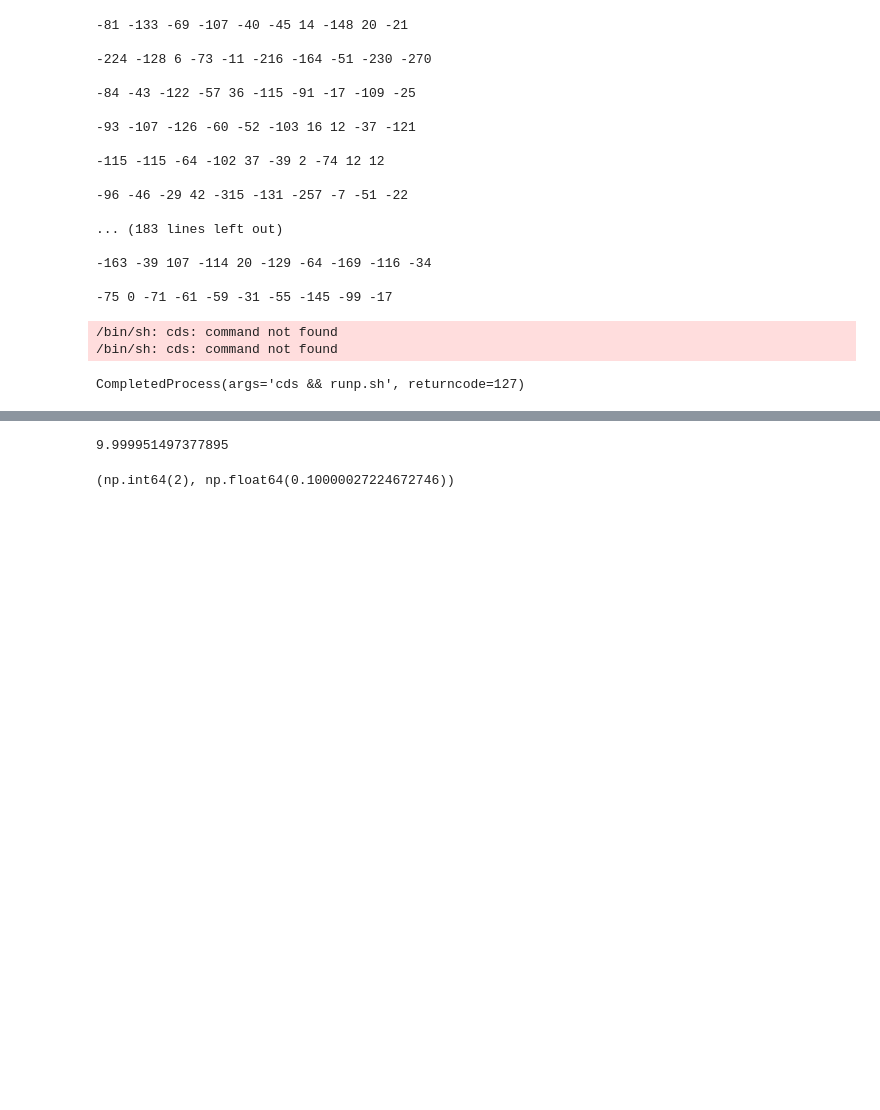
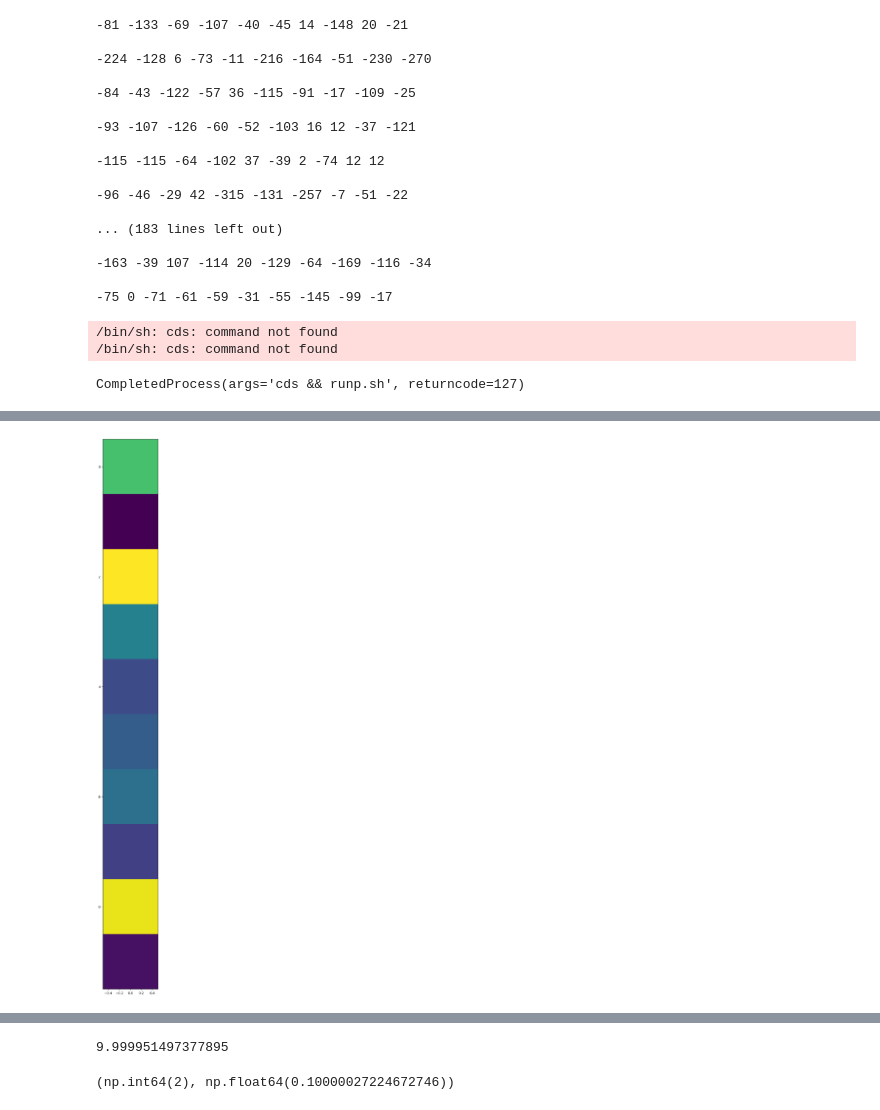
Before and after one commit to valmyr/ConvNetVerilog, a Jupyter notebook: Image.ipynb, the cells around one changed output, grey strips where cells are left out. Saved outputs shown, nothing was run; the diff lists cells and outputs as text; code cells hidden in the pictures; blank space fills up the shorter version.

```diff
--- a/Image.ipynb
+++ b/Image.ipynb
@@ -447,3 +425,8 @@ array([[[2440928.9375],
+# %%
+plt.figure(figsize=(40,30))
+import_img2(path_file=open('simulation/dense.txt'));
+# %% [output]
+[figure, added]
 # %%
 # plt.imsave()
 # %%
```
Also changed, not shown: parts of 18 cells of this notebook, 17 other files.
